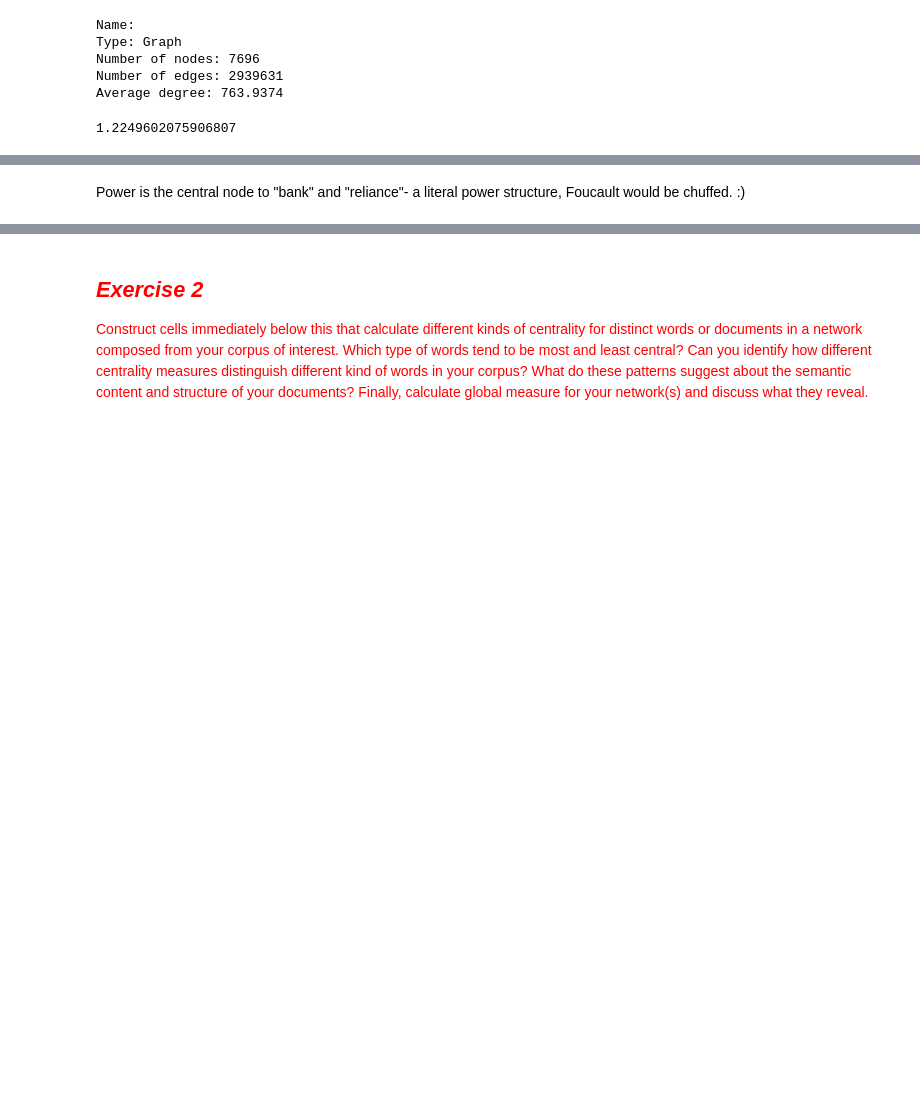
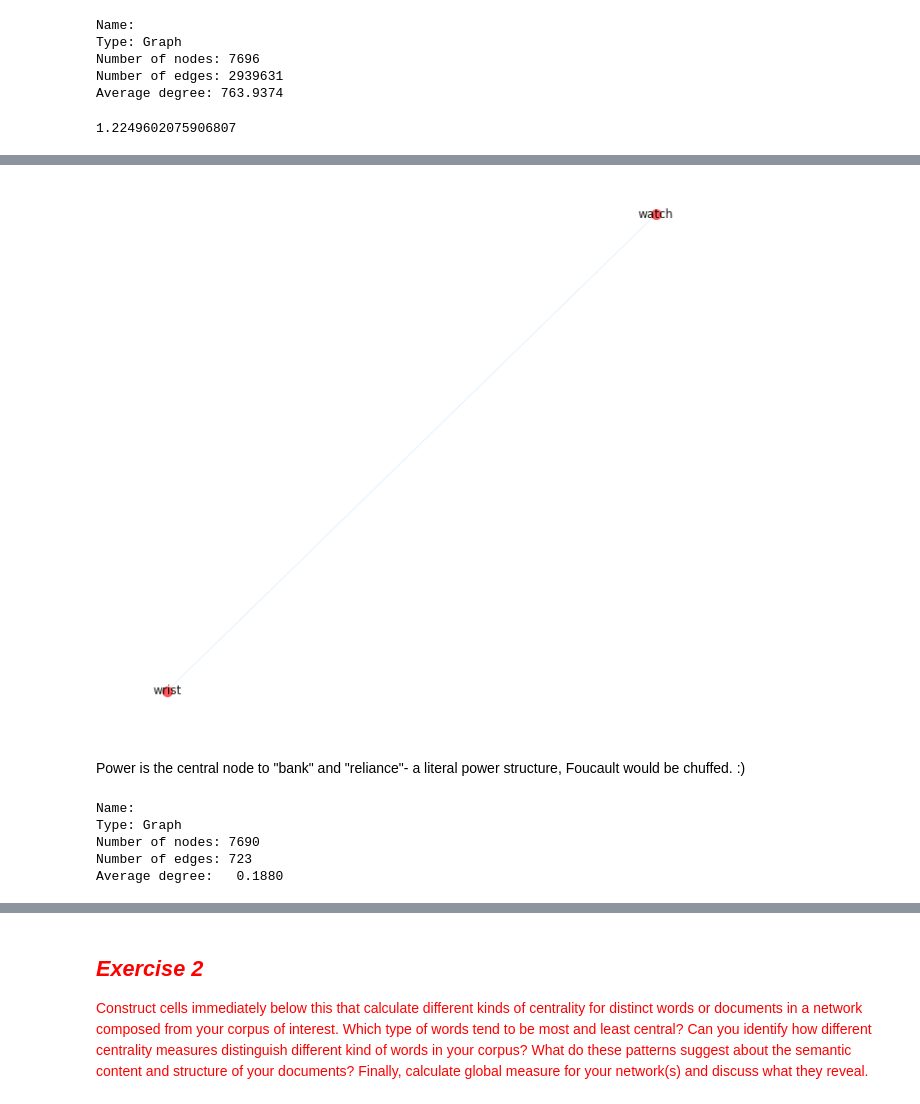
Before and after one commit to rkcatipon/Content-Analysis-2020, a Jupyter notebook: week-5/5-HW-Response.ipynb, the cells around one changed output, grey strips where cells are left out. Saved outputs shown, nothing was run; the diff lists cells and outputs as text; code cells hidden in the pictures; blank space fills up the shorter version.

```diff
--- a/week-5/5-HW-Response.ipynb
+++ b/week-5/5-HW-Response.ipynb
@@ -307,0 +329,11 @@ nx.draw(giant, ax = ax, pos = layout, labels = {n:n for n in giant.nodes()},
+# %%
+layout = nx.spring_layout(giant_big, weight='weight', iterations= 100)
+fig, ax = plt.subplots(figsize = (10,10))
+nx.draw(giant_big, ax = ax, pos = layout, labels = {n:n for n in giant_big.nodes()},
+        width=.2,
+        alpha = .9,
+        node_size = 100,
+        node_color = "xkcd:light red",
+        edge_color='xkcd:sky blue') #Getting labels is a bit annoying
+# %% [output]
+[figure, added]
@@ -309,0 +348,10 @@ Power is the central node to "bank" and "reliance"- a literal power structure, F
+# %%
+# I wonder what happens with the larger graph
+dwarf = max(connected_component_subgraphs(g), key=len) # keep just the giant connected component
+print(nx.info(g))
+# %% [output]
+Name:
+Type: Graph
+Number of nodes: 7690
+Number of edges: 723
+Average degree:   0.1880
```
Also changed, not shown: parts of 23 cells of this notebook.
